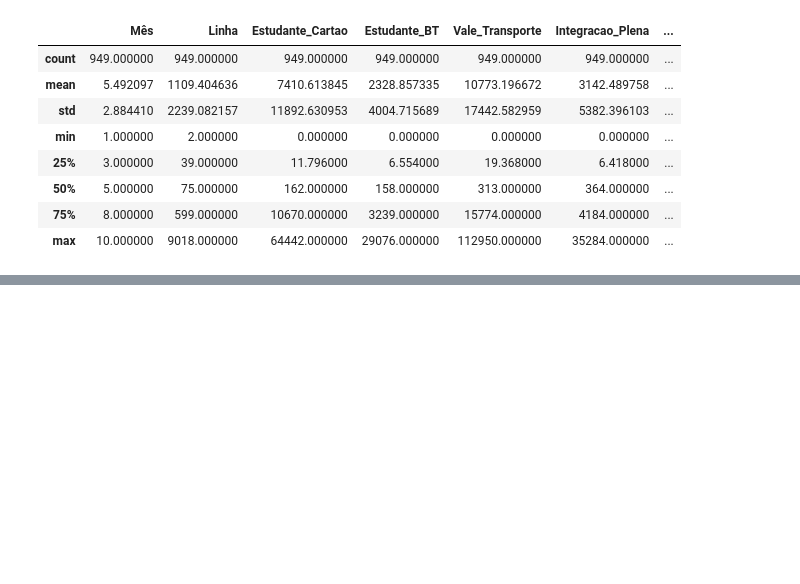
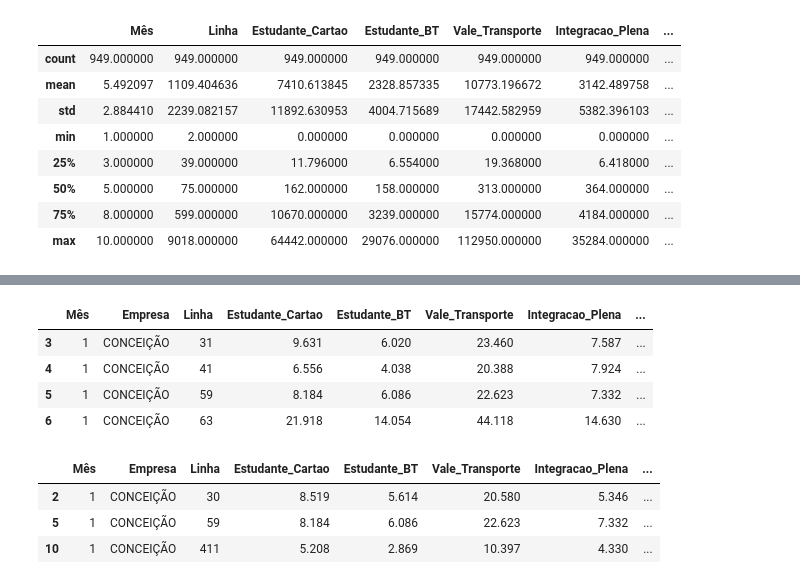
Before and after one commit to aguinaldoabbj/minicourse_open_data_natal_2019, a Jupyter notebook: 1_intro_pandas.ipynb, the cells around one changed output, grey strips where cells are left out. Saved outputs shown, nothing was run; the diff lists cells and outputs as text; code cells hidden in the pictures; blank space fills up the shorter version.

```diff
--- a/1_intro_pandas.ipynb
+++ b/1_intro_pandas.ipynb
@@ -127,0 +214,17 @@ df.describe()
+# %%
+# DataFrame containing the rows at index 3, 4, 5, and 6 returned.
+df.loc[3:6]
+# %% [output]
+|  | Mês | Empresa | Linha | Estudante_Cartao | Estudante_BT | Vale_Transporte | Integracao_Plena | ... |
+| 3 | 1 | CONCEIÇÃO | 31 | 9.631 | 6.020 | 23.460 | 7.587 | ... |
+| 4 | 1 | CONCEIÇÃO | 41 | 6.556 | 4.038 | 20.388 | 7.924 | ... |
+| 5 | 1 | CONCEIÇÃO | 59 | 8.184 | 6.086 | 22.623 | 7.332 | ... |
+| 6 | 1 | CONCEIÇÃO | 63 | 21.918 | 14.054 | 44.118 | 14.630 | ... |
+# %%
+# DataFrame containing the rows at index 2, 5, and 10 returned
+df.loc[[2,5,10]]
+# %% [output]
+|  | Mês | Empresa | Linha | Estudante_Cartao | Estudante_BT | Vale_Transporte | Integracao_Plena | ... |
+| 2 | 1 | CONCEIÇÃO | 30 | 8.519 | 5.614 | 20.580 | 5.346 | ... |
+| 5 | 1 | CONCEIÇÃO | 59 | 8.184 | 6.086 | 22.623 | 7.332 | ... |
+| 10 | 1 | CONCEIÇÃO | 411 | 5.208 | 2.869 | 10.397 | 4.330 | ... |
```
Also changed, not shown: parts of 34 cells of this notebook.
